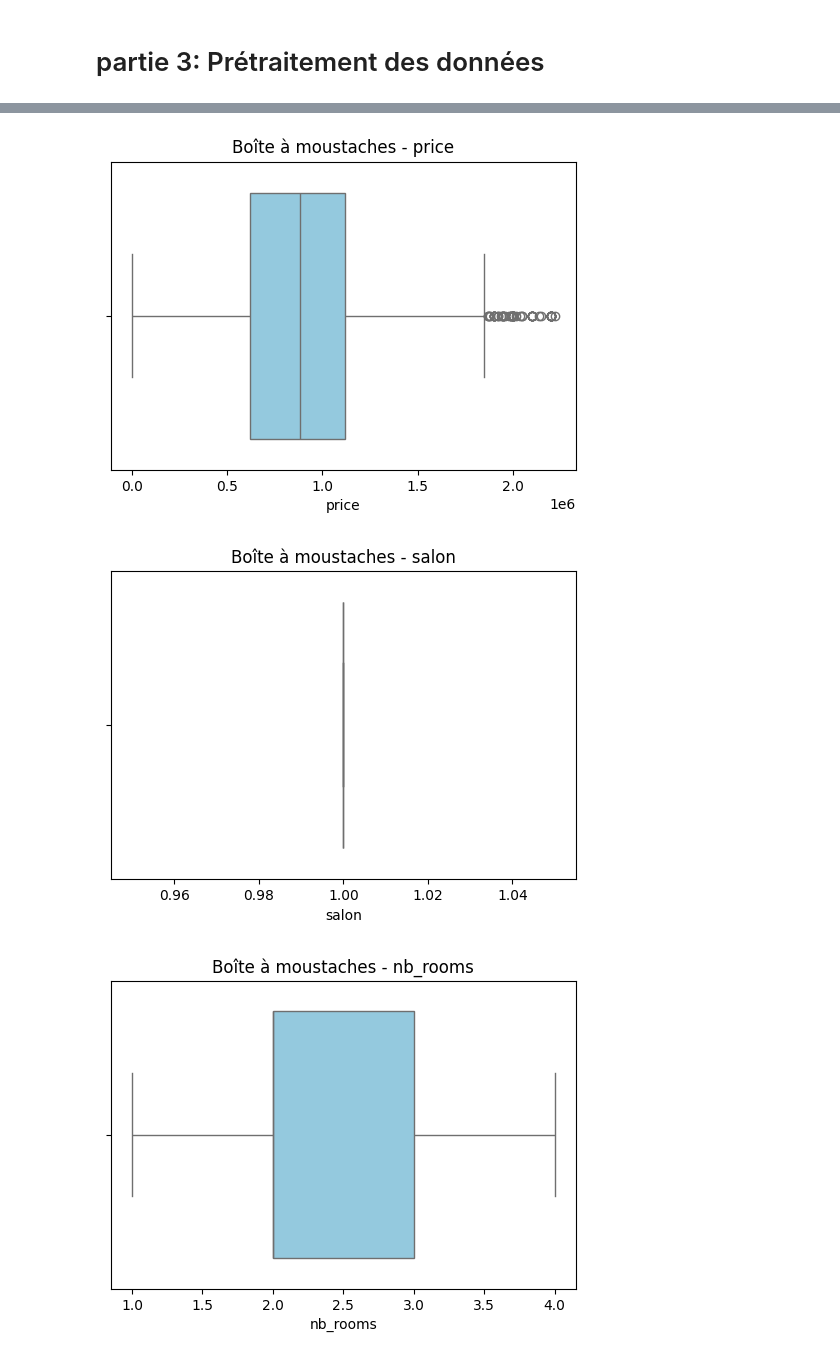
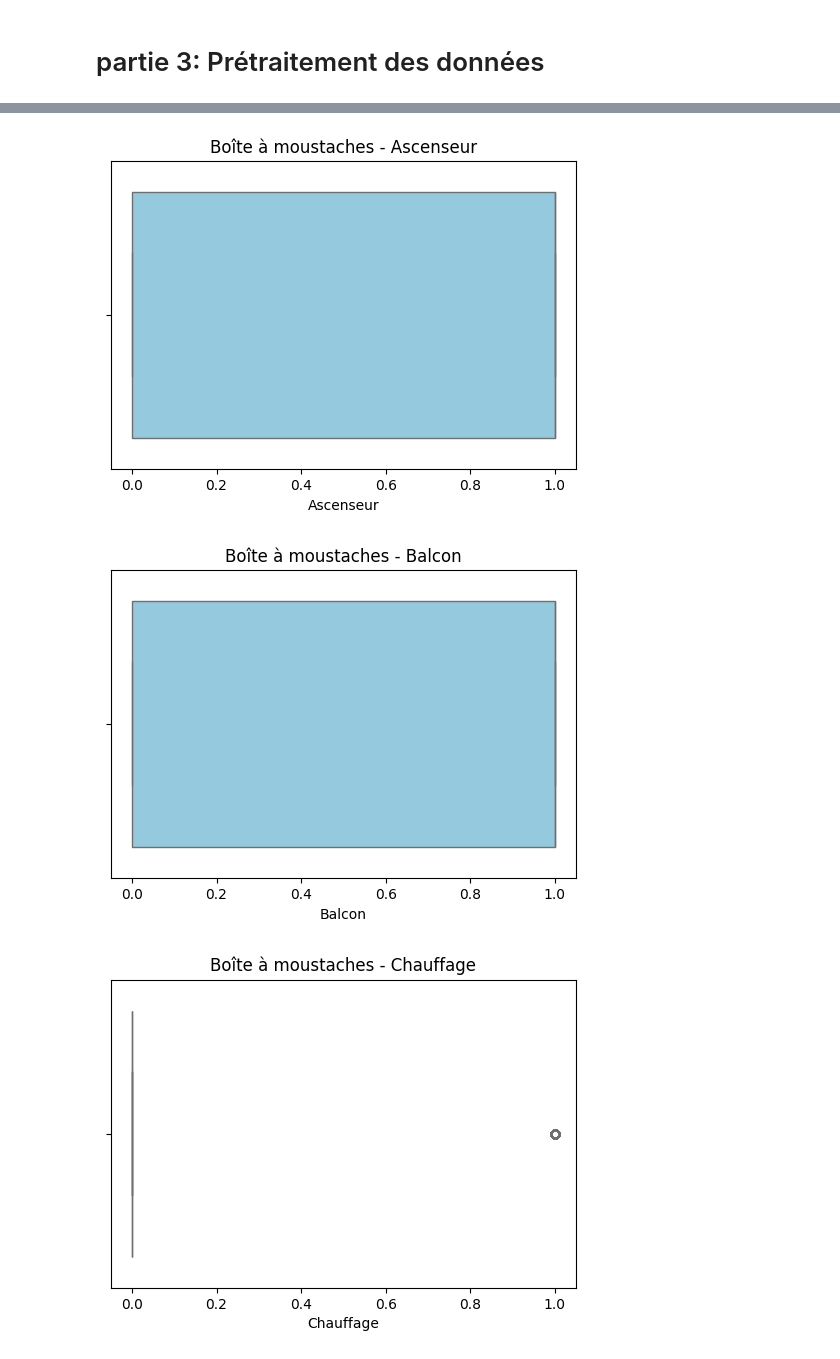
Before and after one commit to RaihanaAm/SalesHouses., a Jupyter notebook: sales.ipynb, the cells around one changed output, grey strips where cells are left out. Drawn from its saved outputs; the diff is of its cells as text; code cells hidden in the pictures.

Commit message:
outliers /échelle/ séparation des donnés

```diff
--- a/sales.ipynb
+++ b/sales.ipynb
@@ -149,8 +153,9 @@ surface_area -0.002076  0.618032  0.040730      1.000000
 #** 1- Nettoyage & Transformation:
 
 #^^Extraire les équipements (equipment) dans des colonnes booléennes à l’aide de str.get_dummies().
-#equipment_bool = df["equipment"].str.get_dummies()
-#print(equipment_bool)
+equipment_bool = df["equipment"].str.get_dummies(sep="/")
+
+df = pd.concat([df, equipment_bool], axis=1)
 
 #^^Convertir la colonne price (de type objet) en type float, en supprimant les caractères non numériques.
 # df['price'] = df['price'].str.replace('DH', '').str.replace(' ', '')
@@ -159,8 +164,8 @@ df['price'] = df['price'].str.replace(r'[^\d]', '', regex=True)
 df['price'] = df['price'].astype(float)
 print(df["price"])
 #^^  Supprimer les colonnes inutiles telles que equipment et link.
-#df = df.drop('link', axis=1)
-#df = df.drop('equipment', axis=1)
+df = df.drop('link', axis=1)
+df = df.drop('equipment', axis=1)
 
 print(list(df.columns))
 
@@ -202,9 +207,15 @@ Agadir
 df_numeric = df.select_dtypes(include=['number']).columns.to_list()
 print(f"les valeur numeriques sont :{df_numeric}")
 
+print(df.shape)
 for val in df_numeric:
-    median = df[val].median()
-    df[val] = df[val].fillna(median)
+    if val =="price":
+        df = df.dropna(subset=['price'])
+    else:
+        median = df[val].median()
+        df[val] = df[val].fillna(median)
+
+print(df.shape)
 
 #^^Pour les colonnes catégorielles (chaînes de caractères) : imputer avec "Unknown".
 df_categorie = df.select_dtypes(include=['object']).columns.to_list()
@@ -218,6 +231,6 @@ les valeur categorial sont :['title', 'city_name', 'equipment', 'link']
 # %%
 #
-# ** Détection et suppression des valeurs aberrantes:
+# ** 3- Détection et suppression des valeurs aberrantes:
 
 #^^ Utiliser des méthodes statistiques (boîtes à moustaches, z-score, IQR) pour détecter les outliers.
 for val in df_numeric:
@@ -247,10 +260,11 @@ for val in df_numeric:
         df_apres = df.shape[0]
         print(f"  - Lignes supprimées : {df_avant - df_apres}")
 
-    else:
-            median_val = df[val].median()
+    # else:
+    #     median_val = df[val].median()
+    #     df.loc[outliers, val] = median_val
 
-            df.loc[outliers, val] = median_val
+
     outliers = (df[val] < min_point) | (df[val] > max_point) #true false
     nombre_outliers = outliers.sum()
     print(f"Nombre d'outlier final {val} : {nombre_outliers}")
@@ -283,3 +286,3 @@ Nombre d'outlier final surface_area : 0
-[figure, old version]
+[figure, new version]
-[figure, old version]
+[figure, new version]
-[figure, old version]
+[figure, new version]
```
Also changed, not shown: parts of 8 cells of this notebook, 1 other file.
